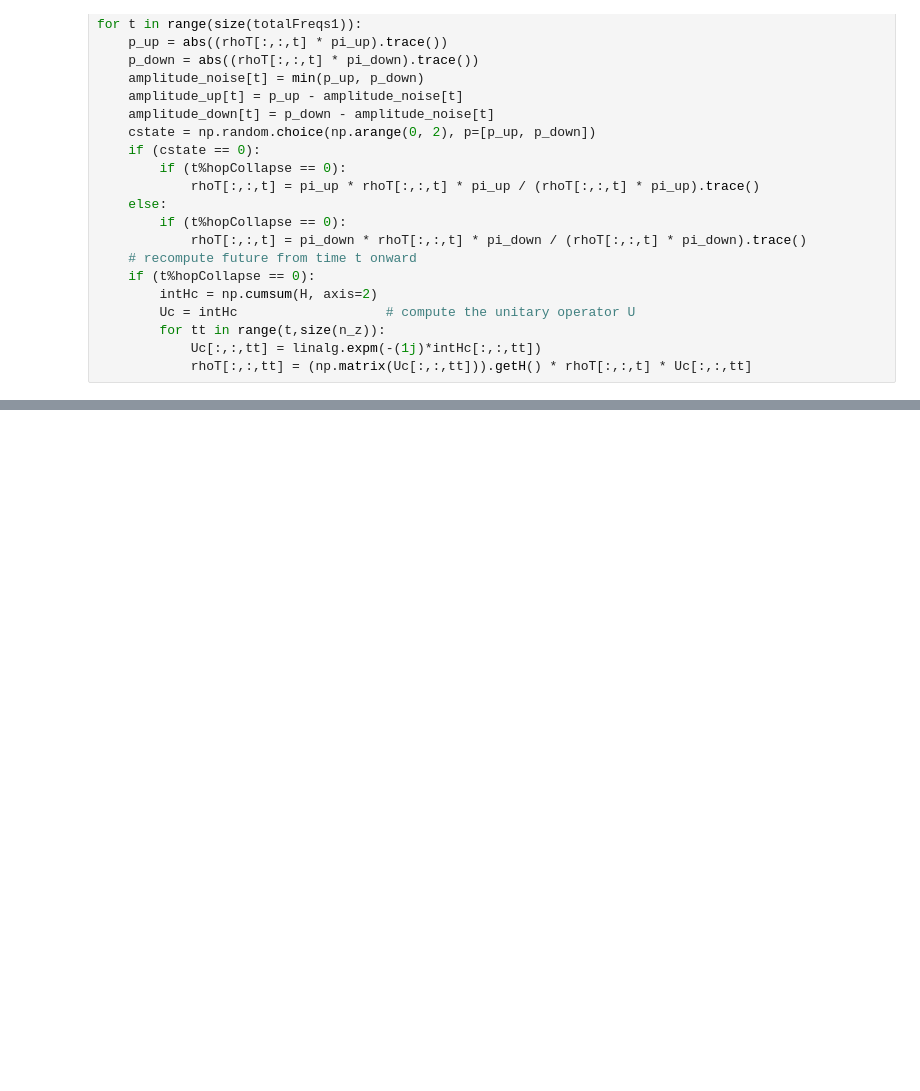
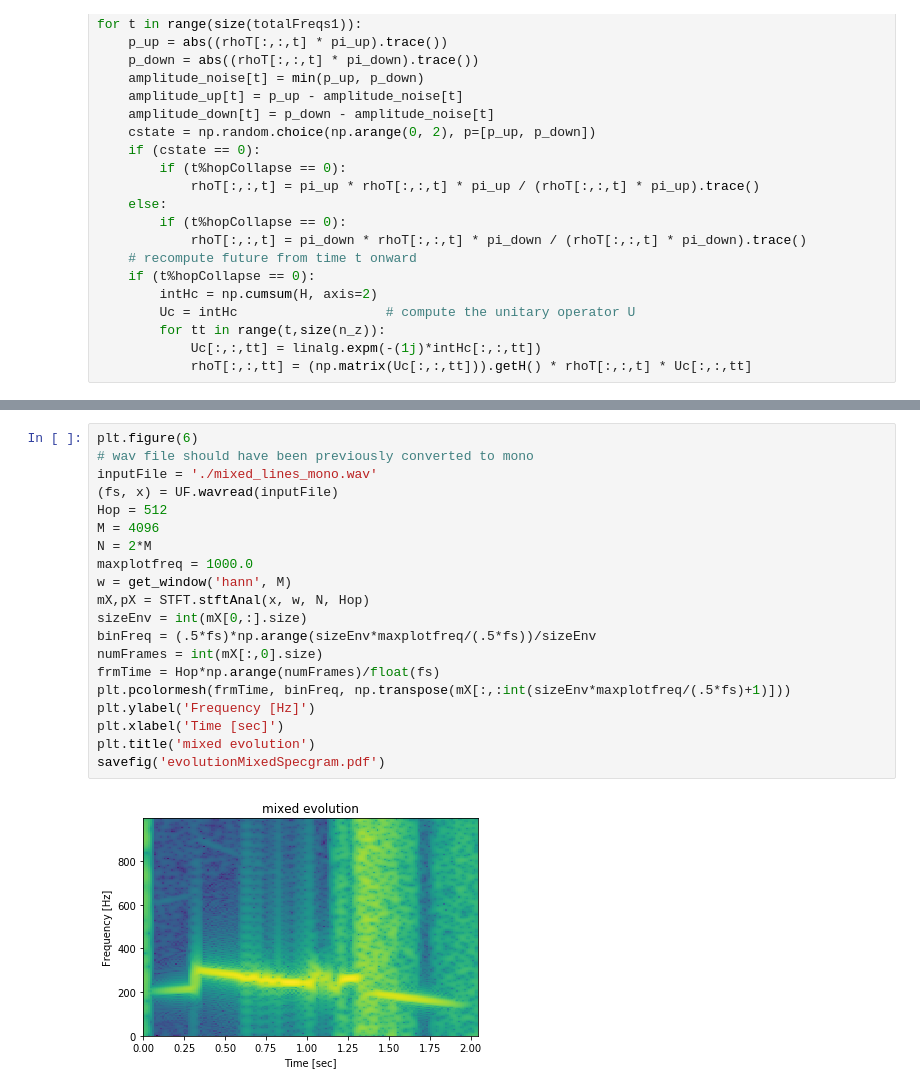
Before and after one commit to d-rocchesso/QVTS, a Jupyter notebook: QVTS.ipynb, the cells around one changed output, grey strips where cells are left out. Cells and saved outputs as stored; diff of their text form; blank space fills up the shorter version.

Commit message:
produced mixed evolution spectrogram

```diff
--- a/QVTS.ipynb
+++ b/QVTS.ipynb
@@ -765,0 +769,22 @@ UF.wavwrite(liness, fs, "mixed_lines.wav")
+# %%
+plt.figure(6)
+# wav file should have been previously converted to mono
+inputFile = './mixed_lines_mono.wav'
+(fs, x) = UF.wavread(inputFile)
+Hop = 512
+M = 4096
+N = 2*M
+maxplotfreq = 1000.0
+w = get_window('hann', M)
+mX,pX = STFT.stftAnal(x, w, N, Hop)
+sizeEnv = int(mX[0,:].size)
+binFreq = (.5*fs)*np.arange(sizeEnv*maxplotfreq/(.5*fs))/sizeEnv
+numFrames = int(mX[:,0].size)
+frmTime = Hop*np.arange(numFrames)/float(fs)
+plt.pcolormesh(frmTime, binFreq, np.transpose(mX[:,:int(sizeEnv*maxplotfreq/(.5*fs)+1)]))
+plt.ylabel('Frequency [Hz]')
+plt.xlabel('Time [sec]')
+plt.title('mixed evolution')
+savefig('evolutionMixedSpecgram.pdf')
+# %% [output]
+[figure, added]
```
Also changed, not shown: parts of 8 cells of this notebook, 11 other files.
